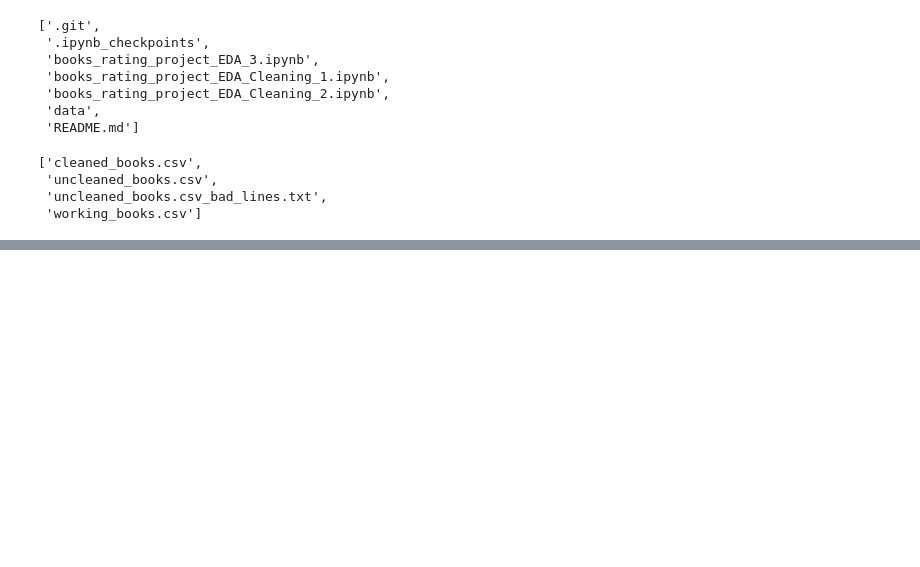
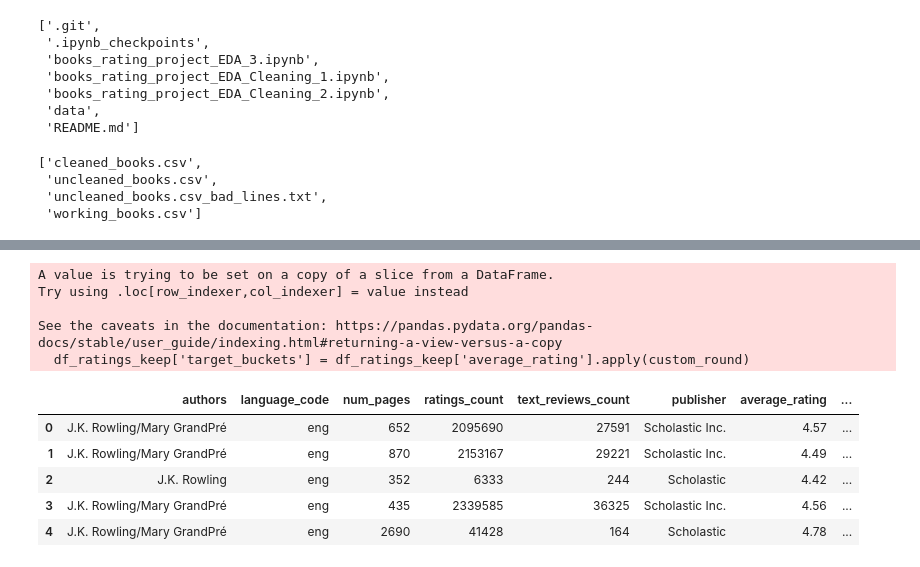
Before and after one commit to phenixMaster/books_rating_project_python_main, a Jupyter notebook: books_rating_project_EDA_3.ipynb, the cells around one changed output, grey strips where cells are left out. Drawn from its saved outputs; the diff is of its cells as text; code cells hidden in the pictures; blank space fills up the shorter version.

```diff
--- a/books_rating_project_EDA_3.ipynb
+++ b/books_rating_project_EDA_3.ipynb
@@ -34,0 +55,33 @@ df_ratings.head()
+# %%
+keep_cols = ['authors', 'language_code', '  num_pages', 'ratings_count', 'text_reviews_count', 'publisher', 'average_rating']
+# %%
+df_ratings_keep = df_ratings[keep_cols]
+# %%
+def custom_round(num: float)->float:
+    floor = float(math.floor(num))
+    f_split = floor + .33
+    s_split = floor + .66
+
+    if num >= s_split:
+        return str(floor + 1.0)
+    if num >= f_split and num < s_split:
+        return str(floor + .5)
+
+    return str(floor)
+# %%
+df_ratings_keep['target_buckets'] = df_ratings_keep['average_rating'].apply(custom_round)
+# %% [output]
+A value is trying to be set on a copy of a slice from a DataFrame.
+Try using .loc[row_indexer,col_indexer] = value instead
+
+See the caveats in the documentation: https://pandas.pydata.org/pandas-docs/stable/user_guide/indexing.html#returning-a-view-versus-a-copy
+  df_ratings_keep['target_buckets'] = df_ratings_keep['average_rating'].apply(custom_round)
+# %%
+df_ratings_keep.head()
+# %% [output]
+|  | authors | language_code | num_pages | ratings_count | text_reviews_count | publisher | average_rating | ... |
+| 0 | J.K. Rowling/Mary GrandPré | eng | 652 | 2095690 | 27591 | Scholastic Inc. | 4.57 | ... |
+| 1 | J.K. Rowling/Mary GrandPré | eng | 870 | 2153167 | 29221 | Scholastic Inc. | 4.49 | ... |
+| 2 | J.K. Rowling | eng | 352 | 6333 | 244 | Scholastic | 4.42 | ... |
+| 3 | J.K. Rowling/Mary GrandPré | eng | 435 | 2339585 | 36325 | Scholastic Inc. | 4.56 | ... |
+| 4 | J.K. Rowling/Mary GrandPré | eng | 2690 | 41428 | 164 | Scholastic | 4.78 | ... |
```
Also changed, not shown: parts of 56 cells of this notebook, 2 other files.
